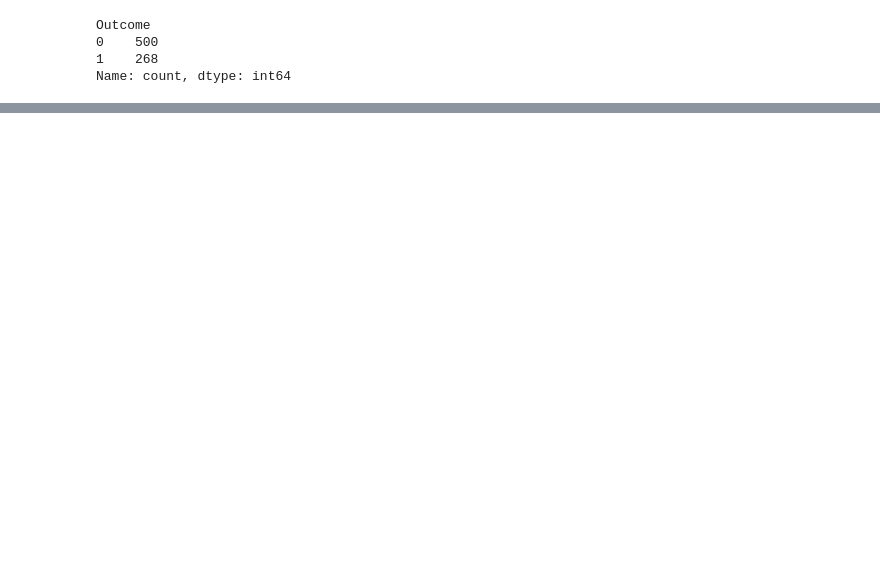
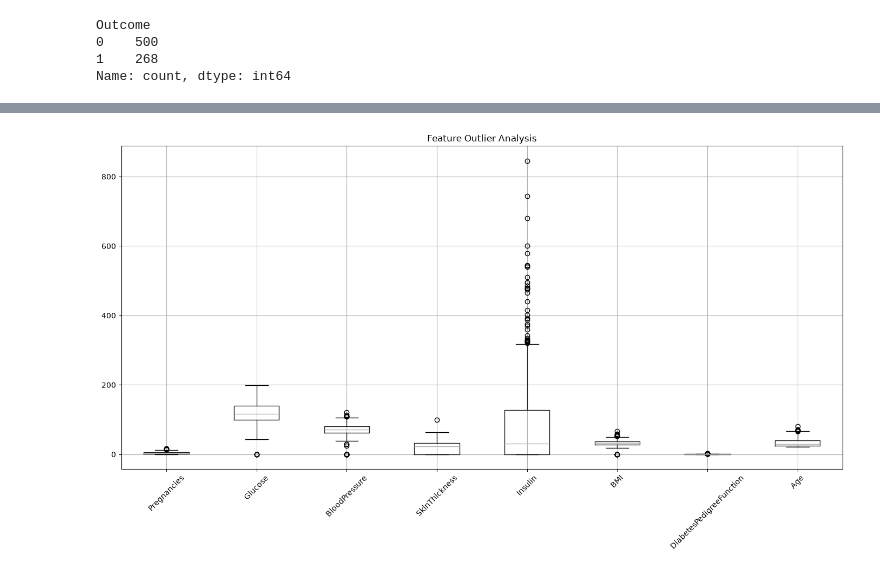
Before and after one commit to VarshaNayak18/medical-disease-prediction, a Jupyter notebook: notebooks/diabetes_prediction.ipynb, the cells around one changed output, grey strips where cells are left out. Drawn from its saved outputs; the diff is of its cells as text; code cells hidden in the pictures; blank space fills up the shorter version.

```diff
--- a/notebooks/diabetes_prediction.ipynb
+++ b/notebooks/diabetes_prediction.ipynb
@@ -86,0 +210,12 @@ df.isnull().sum()
+# %%
+plt.figure(figsize=(14, 8))
+
+df.drop(columns="Outcome").boxplot()
+
+plt.title("Feature Outlier Analysis")
+plt.xticks(rotation=45)
+plt.tight_layout()
+
+plt.show()
+# %% [output]
+[figure, added]
```
Also changed, not shown: parts of 13 cells of this notebook.
